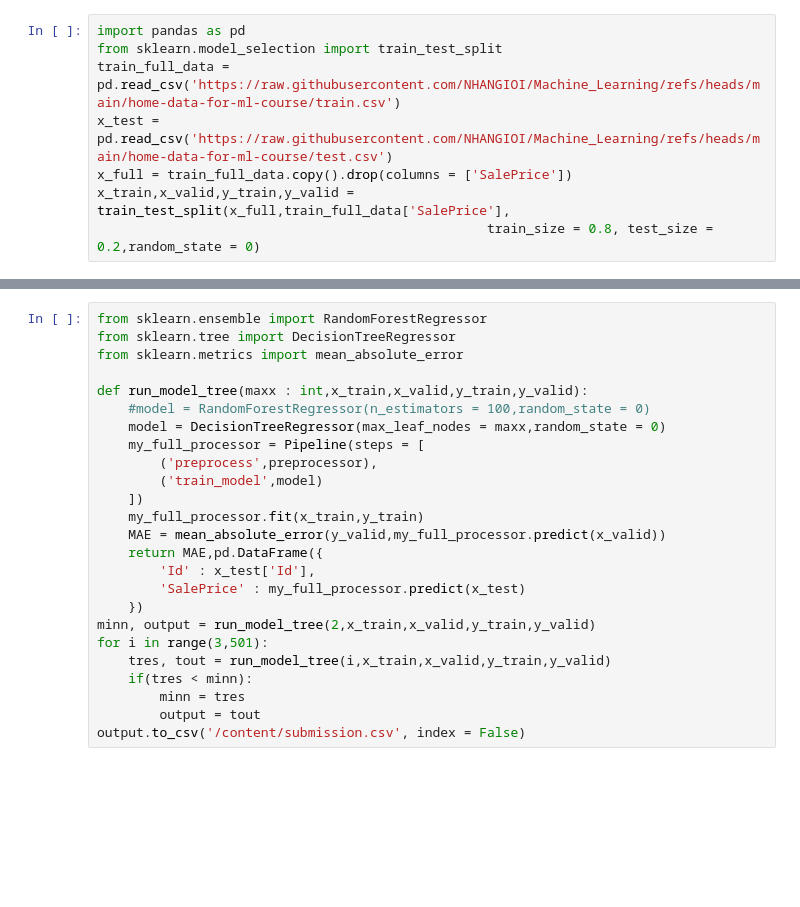
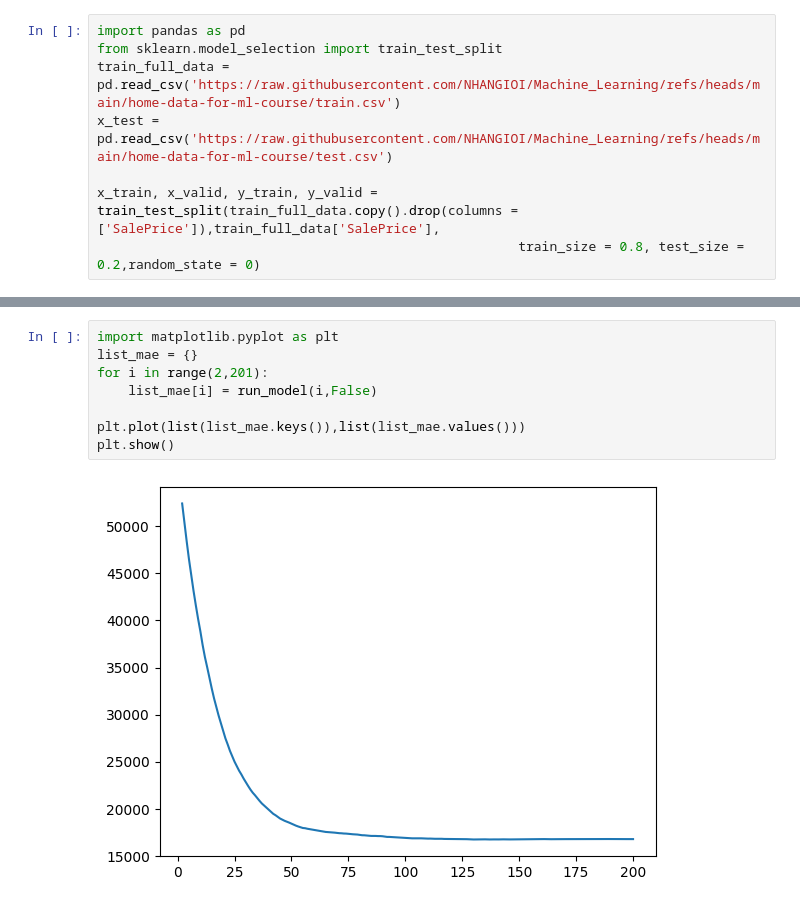
Before and after one commit to NHANGIOI/Machine_Learning, a Jupyter notebook: home-data-for-ml-course/main.ipynb, the cells around one changed output, grey strips where cells are left out. Drawn from its saved outputs; the diff is of its cells as text; blank space fills up the shorter version.

```diff
--- a/home-data-for-ml-course/main.ipynb
+++ b/home-data-for-ml-course/main.ipynb
@@ -3,7 +3,7 @@ import pandas as pd
 from sklearn.model_selection import train_test_split
 train_full_data = pd.read_csv('https://raw.githubusercontent.com/NHANGIOI/Machine_Learning/refs/heads/main/home-data-for-ml-course/train.csv')
 x_test = pd.read_csv('https://raw.githubusercontent.com/NHANGIOI/Machine_Learning/refs/heads/main/home-data-for-ml-course/test.csv')
-x_full = train_full_data.copy().drop(columns = ['SalePrice'])
-x_train,x_valid,y_train,y_valid = train_test_split(x_full,train_full_data['SalePrice'],
-                                                  train_size = 0.8, test_size = 0.2,random_state = 0)
+
+x_train, x_valid, y_train, y_valid = train_test_split(train_full_data.copy().drop(columns = ['SalePrice']),train_full_data['SalePrice'],
+                                                      train_size = 0.8, test_size = 0.2,random_state = 0)
 # %%
@@ -29,25 +43,10 @@ preprocessor = ColumnTransformer(transformers = [
-# %%
-from sklearn.ensemble import RandomForestRegressor
-from sklearn.tree import DecisionTreeRegressor
-from sklearn.metrics import mean_absolute_error
-
-def run_model_tree(maxx : int,x_train,x_valid,y_train,y_valid):
-    #model = RandomForestRegressor(n_estimators = 100,random_state = 0)
-    model = DecisionTreeRegressor(max_leaf_nodes = maxx,random_state = 0)
-    my_full_processor = Pipeline(steps = [
-        ('preprocess',preprocessor),
-        ('train_model',model)
-    ])
-    my_full_processor.fit(x_train,y_train)
-    MAE = mean_absolute_error(y_valid,my_full_processor.predict(x_valid))
-    return MAE,pd.DataFrame({
-        'Id' : x_test['Id'],
-        'SalePrice' : my_full_processor.predict(x_test)
-    })
-minn, output = run_model_tree(2,x_train,x_valid,y_train,y_valid)
-for i in range(3,501):
-    tres, tout = run_model_tree(i,x_train,x_valid,y_train,y_valid)
-    if(tres < minn):
-        minn = tres
-        output = tout
-output.to_csv('/content/submission.csv', index = False)
+# %%
+import matplotlib.pyplot as plt
+list_mae = {}
+for i in range(2,201):
+    list_mae[i] = run_model(i,False)
+
+plt.plot(list(list_mae.keys()),list(list_mae.values()))
+plt.show()
+# %% [output]
+[figure, added]
```
Also changed, not shown: parts of 2 cells of this notebook, 7 other files.
